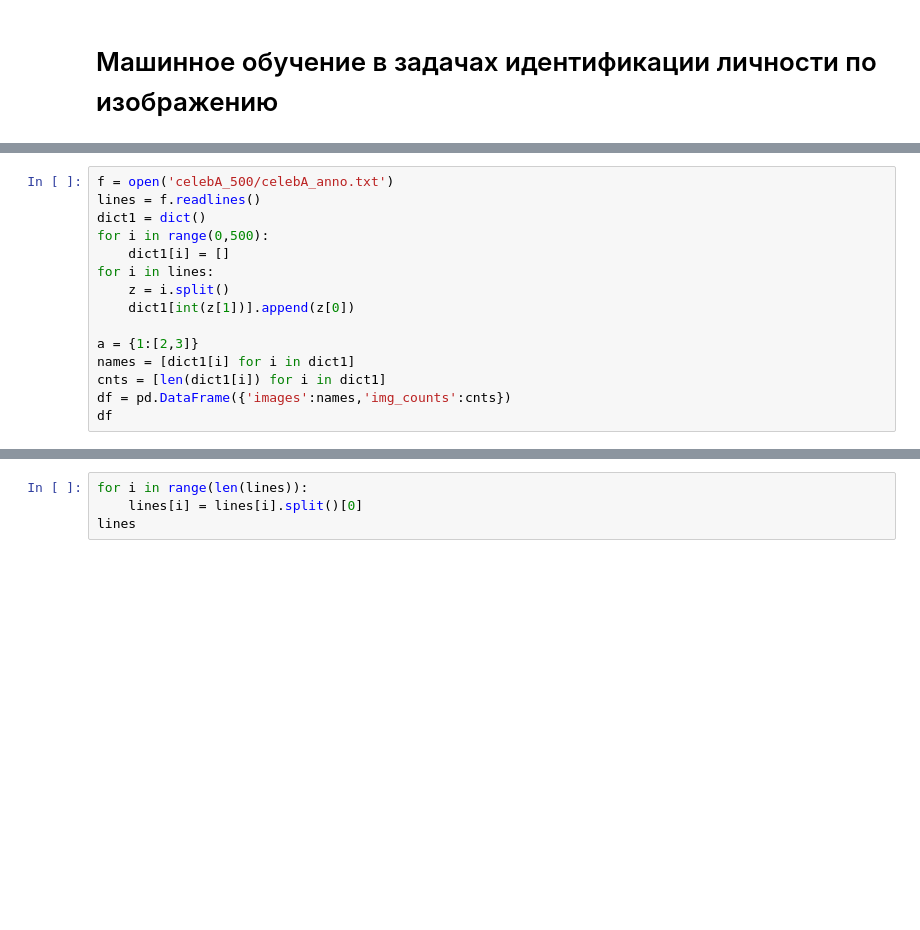
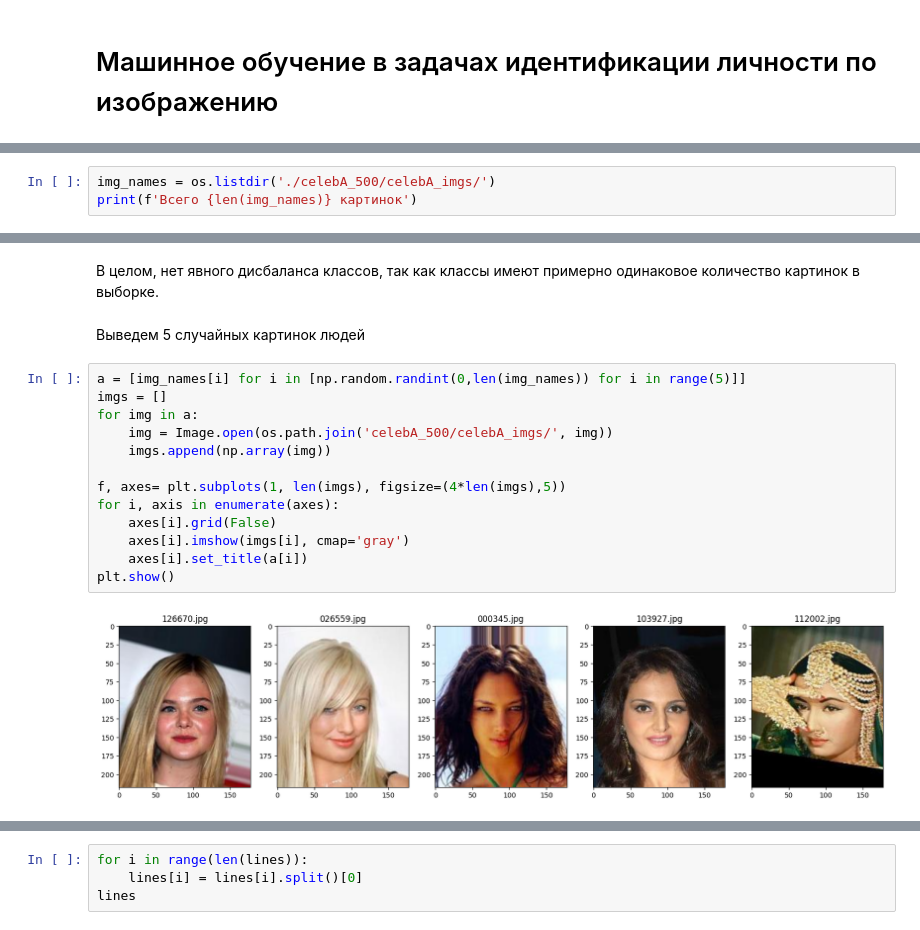
Before and after one commit to yaromirgusev/course_work, a Jupyter notebook: course_work.ipynb, the cells around one changed output, grey strips where cells are left out. Saved outputs shown, nothing was run; the diff lists cells and outputs as text; blank space fills up the shorter version.

```diff
--- a/course_work.ipynb
+++ b/course_work.ipynb
@@ -24,16 +39,4 @@ from sklearn.preprocessing import StandardScaler
 # %%
-f = open('celebA_500/celebA_anno.txt')
-lines = f.readlines()
-dict1 = dict()
-for i in range(0,500):
-    dict1[i] = []
-for i in lines:
-    z = i.split()
-    dict1[int(z[1])].append(z[0])
-
-a = {1:[2,3]}
-names = [dict1[i] for i in dict1]
-cnts = [len(dict1[i]) for i in dict1]
-df = pd.DataFrame({'images':names,'img_counts':cnts})
-df
+img_names = os.listdir('./celebA_500/celebA_imgs/')
+print(f'Всего {len(img_names)} картинок')
 # %% [output]
@@ -56,0 +79,19 @@ df['img_counts'].hist();
+# %% [markdown]
+В целом, нет явного дисбаланса классов, так как классы имеют примерно одинаковое количество картинок в выборке.
+# %% [markdown]
+Выведем 5 случайных картинок людей
+# %%
+a = [img_names[i] for i in [np.random.randint(0,len(img_names)) for i in range(5)]]
+imgs = []
+for img in a:
+    img = Image.open(os.path.join('celebA_500/celebA_imgs/', img))
+    imgs.append(np.array(img))
+
+f, axes= plt.subplots(1, len(imgs), figsize=(4*len(imgs),5))
+for i, axis in enumerate(axes):
+    axes[i].grid(False)
+    axes[i].imshow(imgs[i], cmap='gray')
+    axes[i].set_title(a[i])
+plt.show()
+# %% [output]
+[figure, added]
```
Also changed, not shown: parts of 61 cells of this notebook, 7 other files.
